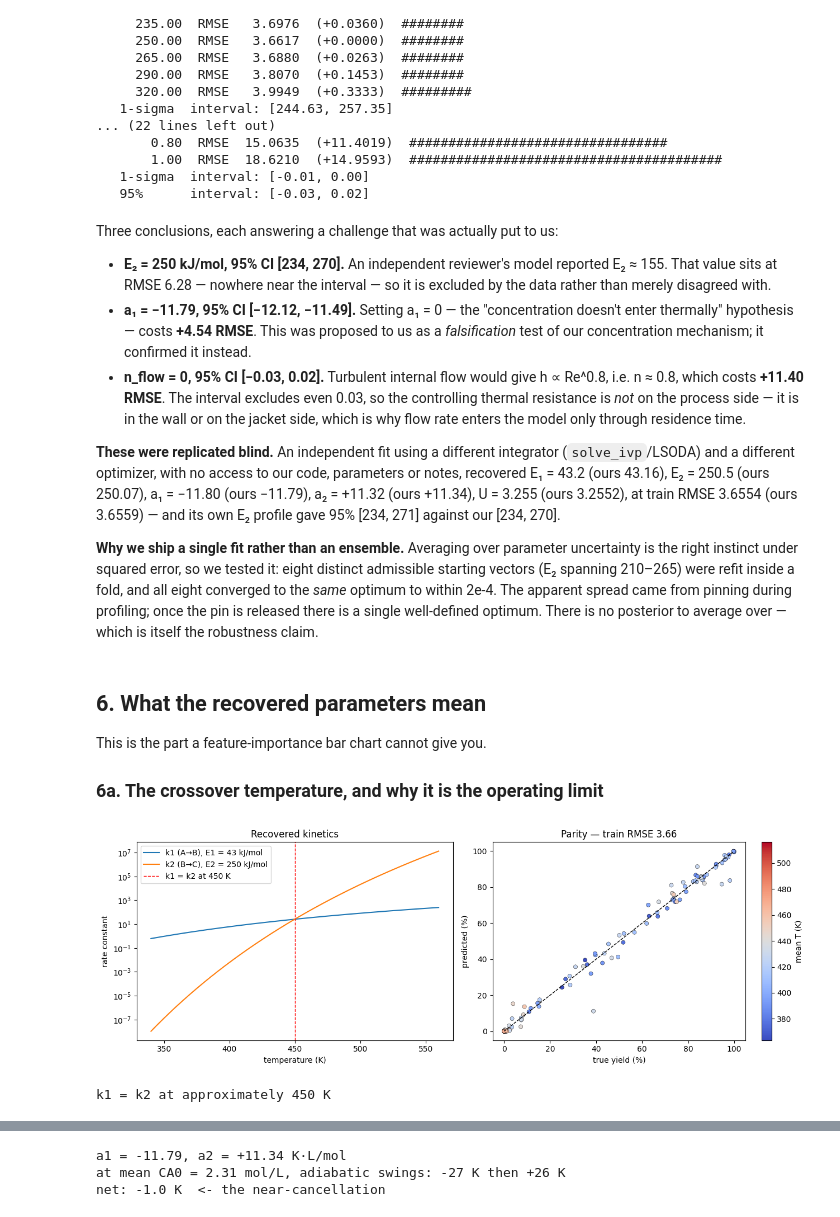
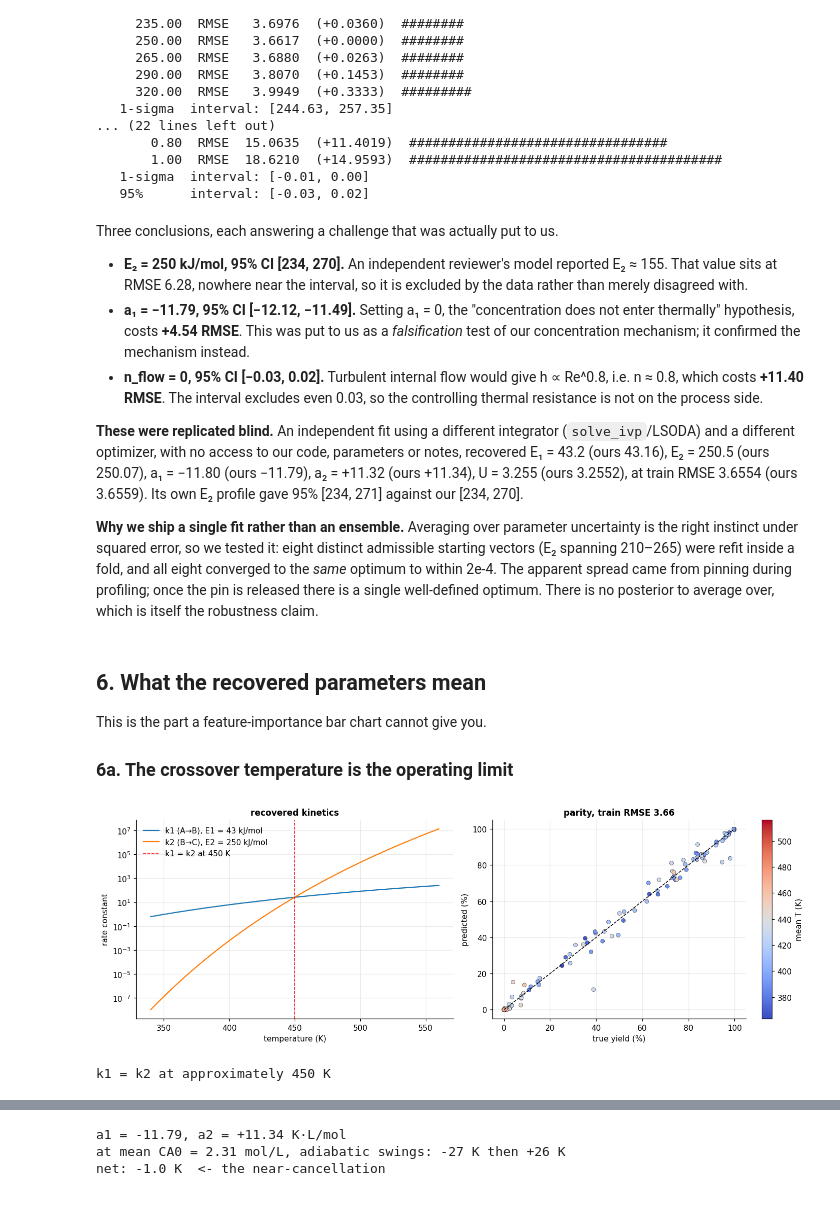
Before and after one commit to parthg2112/iit-kgp-ml-hackathon, a Jupyter notebook: notebook/final.ipynb, the cells around one changed output, grey strips where cells are left out. Drawn from its saved outputs; the diff is of its cells as text; code cells hidden in the pictures.

Commit message:
feat(notebook): tighten prose, add plots, retract unsourced reaction-order figure

```diff
--- a/notebook/final.ipynb
+++ b/notebook/final.ipynb
@@ -43,6 +39,12 @@ from dataclasses import dataclass
 
 import numpy as np, pandas as pd
 import matplotlib.pyplot as plt
+
+# One restrained figure style for the whole notebook.
+plt.rcParams.update({"figure.dpi": 110, "axes.grid": True, "grid.alpha": 0.25,
+                     "axes.spines.top": False, "axes.spines.right": False,
+                     "font.size": 10, "axes.titlesize": 11, "axes.titleweight": "bold",
+                     "legend.frameon": False})
 
 # Locate the project regardless of where the notebook is launched from.
 ROOT = next(p for p in [Path.cwd(), *Path.cwd().parents]
@@ -744,61 +794,60 @@ E2 (waste-reaction activation energy)
    1-sigma  interval: [-0.01, 0.00]
    95%      interval: [-0.03, 0.02]
 # %% [markdown]
-Three conclusions, each answering a challenge that was actually put to us:
+Three conclusions, each answering a challenge that was actually put to us.
 
 - **E₂ = 250 kJ/mol, 95% CI [234, 270].** An independent reviewer's model reported E₂ ≈ 155.
-  That value sits at RMSE 6.28 — nowhere near the interval — so it is excluded by the data
+  That value sits at RMSE 6.28, nowhere near the interval, so it is excluded by the data
   rather than merely disagreed with.
-- **a₁ = −11.79, 95% CI [−12.12, −11.49].** Setting a₁ = 0 — the "concentration doesn't
-  enter thermally" hypothesis — costs **+4.54 RMSE**. This was proposed to us as a
-  *falsification* test of our concentration mechanism; it confirmed it instead.
+- **a₁ = −11.79, 95% CI [−12.12, −11.49].** Setting a₁ = 0, the "concentration does not enter
+  thermally" hypothesis, costs **+4.54 RMSE**. This was put to us as a *falsification* test
+  of our concentration mechanism; it confirmed the mechanism instead.
 - **n_flow = 0, 95% CI [−0.03, 0.02].** Turbulent internal flow would give h ∝ Re^0.8, i.e.
   n ≈ 0.8, which costs **+11.40 RMSE**. The interval excludes even 0.03, so the controlling
-  thermal resistance is *not* on the process side — it is in the wall or on the jacket side,
-  which is why flow rate enters the model only through residence time.
+  thermal resistance is not on the process side.
 
 **These were replicated blind.** An independent fit using a different integrator
 (`solve_ivp`/LSODA) and a different optimizer, with no access to our code, parameters or
 notes, recovered E₁ = 43.2 (ours 43.16), E₂ = 250.5 (ours 250.07), a₁ = −11.80 (ours
 −11.79), a₂ = +11.32 (ours +11.34), U = 3.255 (ours 3.2552), at train RMSE 3.6554 (ours
-3.6559) — and its own E₂ profile gave 95% [234, 271] against our [234, 270].
+3.6559). Its own E₂ profile gave 95% [234, 271] against our [234, 270].
 
-**Why we ship a single fit rather than an ensemble.** Averaging over parameter uncertainty
-is the right instinct under squared error, so we tested it: eight distinct admissible
-starting vectors (E₂ spanning 210–265) were refit inside a fold, and all eight converged to
-the *same* optimum to within 2e-4. The apparent spread came from pinning during profiling;
-once the pin is released there is a single well-defined optimum. There is no posterior to
-average over — which is itself the robustness claim.
+**Why we ship a single fit rather than an ensemble.** Averaging over parameter uncertainty is
+the right instinct under squared error, so we tested it: eight distinct admissible starting
+vectors (E₂ spanning 210–265) were refit inside a fold, and all eight converged to the *same*
+optimum to within 2e-4. The apparent spread came from pinning during profiling; once the pin
+is released there is a single well-defined optimum. There is no posterior to average over,
+which is itself the robustness claim.
 # %% [markdown]
 ## 6. What the recovered parameters mean
 
 This is the part a feature-importance bar chart cannot give you.
 
-### 6a. The crossover temperature, and why it is the operating limit
+### 6a. The crossover temperature is the operating limit
 # %%
 T = np.linspace(340, 560, 2000)
 k1, k2 = _rate(p.ln_k1_ref, p.E1_kJ, T), _rate(p.ln_k2_ref, p.E2_kJ, T)
 # Compare in log space: the rates span many orders of magnitude, so
 # argmin|k2 - k1| would just find where both are smallest, not where they cross.
 cross = T[np.argmin(np.abs(np.log(k2) - np.log(k1)))]
 
 fig, ax = plt.subplots(1, 2, figsize=(13, 4.5))
 ax[0].semilogy(T, k1, label=f"k1 (A→B), E1 = {p.E1_kJ:.0f} kJ/mol")
 ax[0].semilogy(T, k2, label=f"k2 (B→C), E2 = {p.E2_kJ:.0f} kJ/mol")
 ax[0].axvline(cross, color="r", ls="--", lw=1, label=f"k1 = k2 at {cross:.0f} K")
 ax[0].set_xlabel("temperature (K)"); ax[0].set_ylabel("rate constant")
-ax[0].set_title("Recovered kinetics"); ax[0].legend()
+ax[0].set_title("recovered kinetics"); ax[0].legend()
 
 s = ax[1].scatter(y, pred_train, c=add_physics_features(train)["T_avg"],
                   cmap="coolwarm", s=26, edgecolor="k", linewidth=0.3)
 ax[1].plot([0, 100], [0, 100], "k--", lw=1)
 ax[1].set_xlabel("true yield (%)"); ax[1].set_ylabel("predicted (%)")
-ax[1].set_title(f"Parity — train RMSE {rmse(y, pred_train):.2f}")
+ax[1].set_title(f"parity, train RMSE {rmse(y, pred_train):.2f}")
 plt.colorbar(s, ax=ax[1], label="mean T (K)")
 plt.tight_layout(); plt.show()
 
 print(f"k1 = k2 at approximately {cross:.0f} K")
 # %% [output]
-[figure, old version]
+[figure, new version]
 k1 = k2 at approximately 450 K
 # %% [markdown]
```
Also changed, not shown: parts of 29 cells of this notebook, 6 other files.
